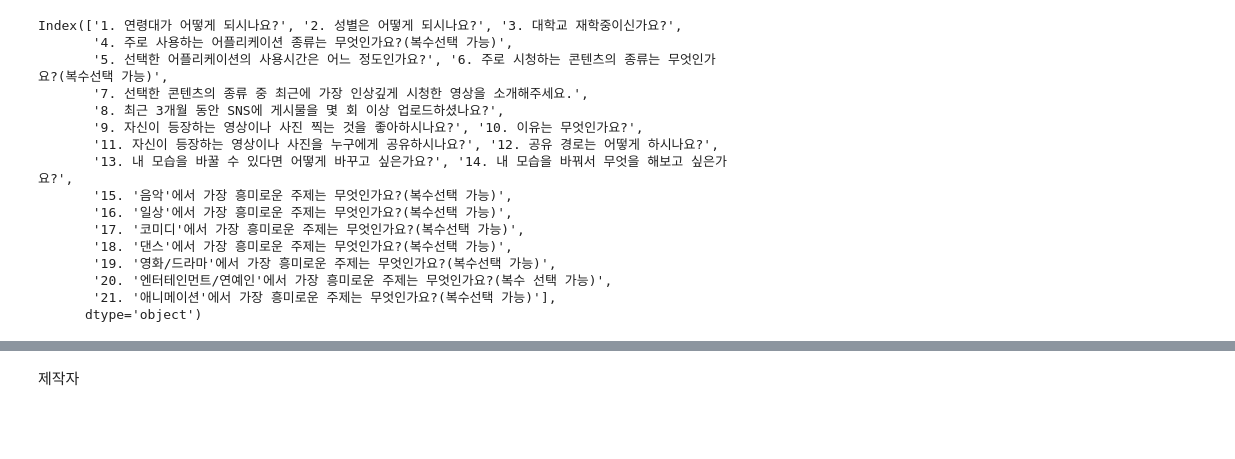
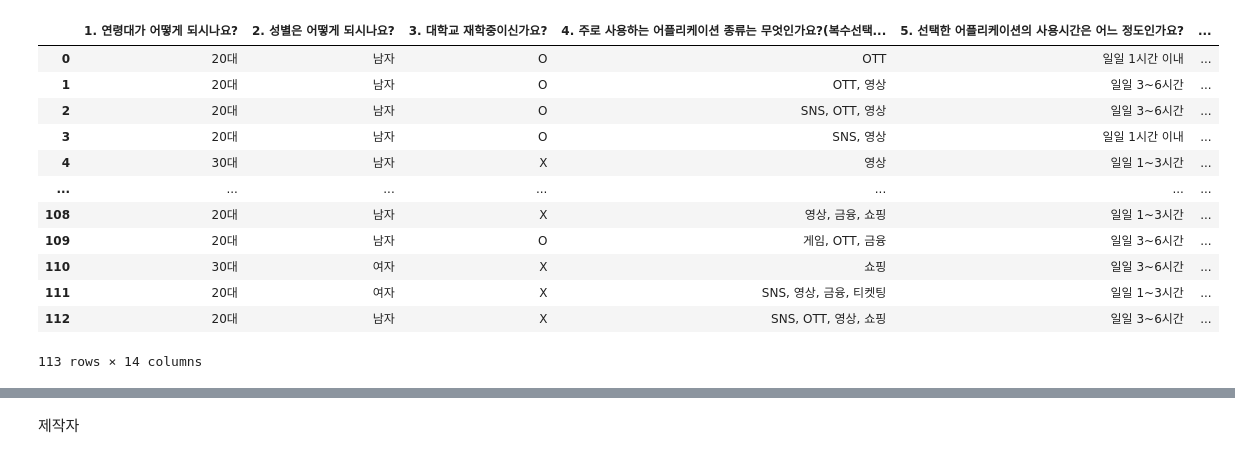
Before and after one commit to hachaeone/kamelo_survey_analysis, a Jupyter notebook: kamelo.ipynb, the cells around one changed output, grey strips where cells are left out. Saved outputs shown, nothing was run; the diff lists cells and outputs as text; code cells hidden in the pictures; blank space fills up the shorter version.

```diff
--- a/kamelo.ipynb
+++ b/kamelo.ipynb
@@ -5,21 +5,19 @@ import numpy as np
 kamelo=pd.read_csv('KAMELO 3.0 설문조사.csv')
 kamelo=kamelo.drop('타임스탬프',axis=1)
 # %%
-kamelo.columns
+subjective=kamelo.iloc[:,14:]
+kamelo.drop(subjective, axis=1)
 # %% [output]
+|  | 1. 연령대가 어떻게 되시나요? | 2. 성별은 어떻게 되시나요? | 3. 대학교 재학중이신가요? | 4. 주로 사용하는 어플리케이션 종류는 무엇인가요?(복수선택... | 5. 선택한 어플리케이션의 사용시간은 어느 정도인가요? | ... |
+| 0 | 20대 | 남자 | O | OTT | 일일 1시간 이내 | ... |
+| 1 | 20대 | 남자 | O | OTT, 영상 | 일일 3~6시간 | ... |
+| 2 | 20대 | 남자 | O | SNS, OTT, 영상 | 일일 3~6시간 | ... |
+| 3 | 20대 | 남자 | O | SNS, 영상 | 일일 1시간 이내 | ... |
+| 4 | 30대 | 남자 | X | 영상 | 일일 1~3시간 | ... |
+| ... | ... | ... | ... | ... | ... | ... |
+| 108 | 20대 | 남자 | X | 영상, 금융, 쇼핑 | 일일 1~3시간 | ... |
+| 109 | 20대 | 남자 | O | 게임, OTT, 금융 | 일일 3~6시간 | ... |
+| 110 | 30대 | 여자 | X | 쇼핑 | 일일 3~6시간 | ... |
+| 111 | 20대 | 여자 | X | SNS, 영상, 금융, 티켓팅 | 일일 1~3시간 | ... |
+| 112 | 20대 | 남자 | X | SNS, OTT, 영상, 쇼핑 | 일일 3~6시간 | ... |
-Index(['1. 연령대가 어떻게 되시나요?', '2. 성별은 어떻게 되시나요?', '3. 대학교 재학중이신가요?',
-       '4. 주로 사용하는 어플리케이션 종류는 무엇인가요?(복수선택 가능)',
-       '5. 선택한 어플리케이션의 사용시간은 어느 정도인가요?', '6. 주로 시청하는 콘텐츠의 종류는 무엇인가요?(복수선택 가능)',
-       '7. 선택한 콘텐츠의 종류 중 최근에 가장 인상깊게 시청한 영상을 소개해주세요.',
-       '8. 최근 3개월 동안 SNS에 게시물을 몇 회 이상 업로드하셨나요?',
-       '9. 자신이 등장하는 영상이나 사진 찍는 것을 좋아하시나요?', '10. 이유는 무엇인가요?',
-       '11. 자신이 등장하는 영상이나 사진을 누구에게 공유하시나요?', '12. 공유 경로는 어떻게 하시나요?',
-       '13. 내 모습을 바꿀 수 있다면 어떻게 바꾸고 싶은가요?', '14. 내 모습을 바꿔서 무엇을 해보고 싶은가요?',
-       '15. '음악'에서 가장 흥미로운 주제는 무엇인가요?(복수선택 가능)',
-       '16. '일상'에서 가장 흥미로운 주제는 무엇인가요?(복수선택 가능)',
-       '17. '코미디'에서 가장 흥미로운 주제는 무엇인가요?(복수선택 가능)',
-       '18. '댄스'에서 가장 흥미로운 주제는 무엇인가요?(복수선택 가능)',
-       '19. '영화/드라마'에서 가장 흥미로운 주제는 무엇인가요?(복수선택 가능)',
-       '20. '엔터테인먼트/연예인'에서 가장 흥미로운 주제는 무엇인가요?(복수 선택 가능)',
-       '21. '애니메이션'에서 가장 흥미로운 주제는 무엇인가요?(복수선택 가능)'],
-      dtype='object')
+113 rows × 14 columns
```
Also changed, not shown: parts of 18 cells of this notebook.
